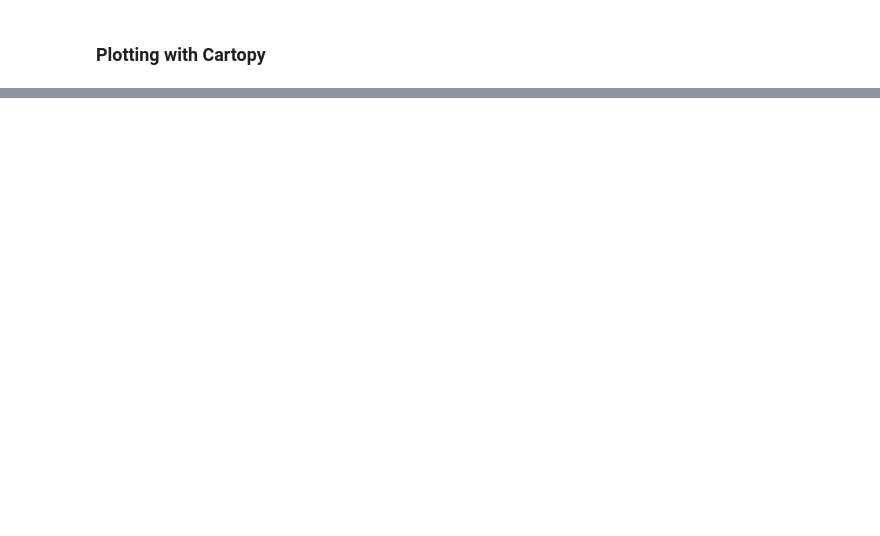
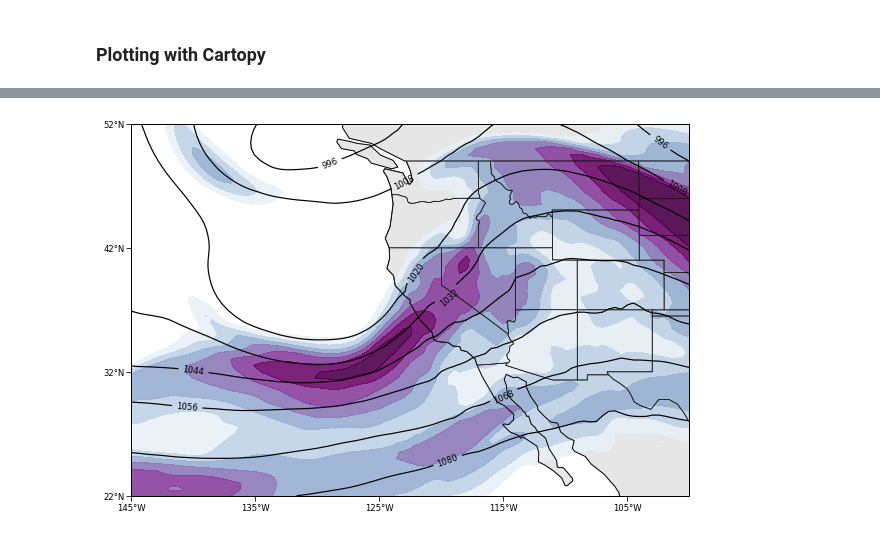
Before and after one commit to CLIVAC/pyclivac, a Jupyter notebook: examples/xarray_and_cartopy.ipynb, the cells around one changed output, grey strips where cells are left out. Saved outputs shown, nothing was run; the diff lists cells and outputs as text; code cells hidden in the pictures; blank space fills up the shorter version.

```diff
--- a/examples/xarray_and_cartopy.ipynb
+++ b/examples/xarray_and_cartopy.ipynb
@@ -76,7 +118,7 @@ Attributes:
 # %%
-# Select time of storm
+# Select the date/time of the AR event (06 March 2019 at 06 UTC)
 
-ds250 = ds250.sel(time='2019-03-06T06:00:00')
-print(ds250)
+dsAR = ds.sel(time='2019-03-06T06:00:00')
+print(dsAR)
 # %% [output]
 <xarray.Dataset>
@@ -98,0 +141,7 @@ Attributes:
+# %%
+# Subset data to a single pressure level
+
+plev = 250
+dsAR = dsAR.sel(level=plev)
+
+print(dsAR)
@@ -126,6 +201,9 @@ wspd = calc_wspd(u250, v250)
 # Define a function to convert wind from m/s to knots
 
 # Hint: 1 m/s = 1.9438445 knots
+
+
+wspd_knots = wspd * 1.9438445
 # %% [markdown]
 ### Plotting with Cartopy
 # %%
@@ -204,0 +306,26 @@ plt.show()
+# %%
+# Draw basemap
+fig, ax = draw_basemap()
+
+# Geopotenital height lines
+clevs_hgts = np.arange(840,1280,12)
+cs = ax.contour(lons, lats, hgts/10., transform=datacrs,
+                levels=clevs_hgts,
+                colors='k',         # line color
+                linewidths=1.2)     # line thickness
+
+# Add labels to contour lines
+plt.clabel(cs, fmt='%d',fontsize=8.5, inline_spacing=5)
+
+# Wind speed - contour fill
+clevs_wspd = np.arange(60,121,10)
+cf = ax.contourf(lons, lats, wspd_knots, transform=datacrs,
+                 levels=clevs_wspd,
+                 cmap='BuPu',
+                 extend='max',
+                 alpha=0.9)   # transparency (0=transparent, 1=opaque)
+
+# show
+plt.show()
+# %% [output]
+[figure, added]
```
Also changed, not shown: parts of 21 cells of this notebook, 1 other file.
